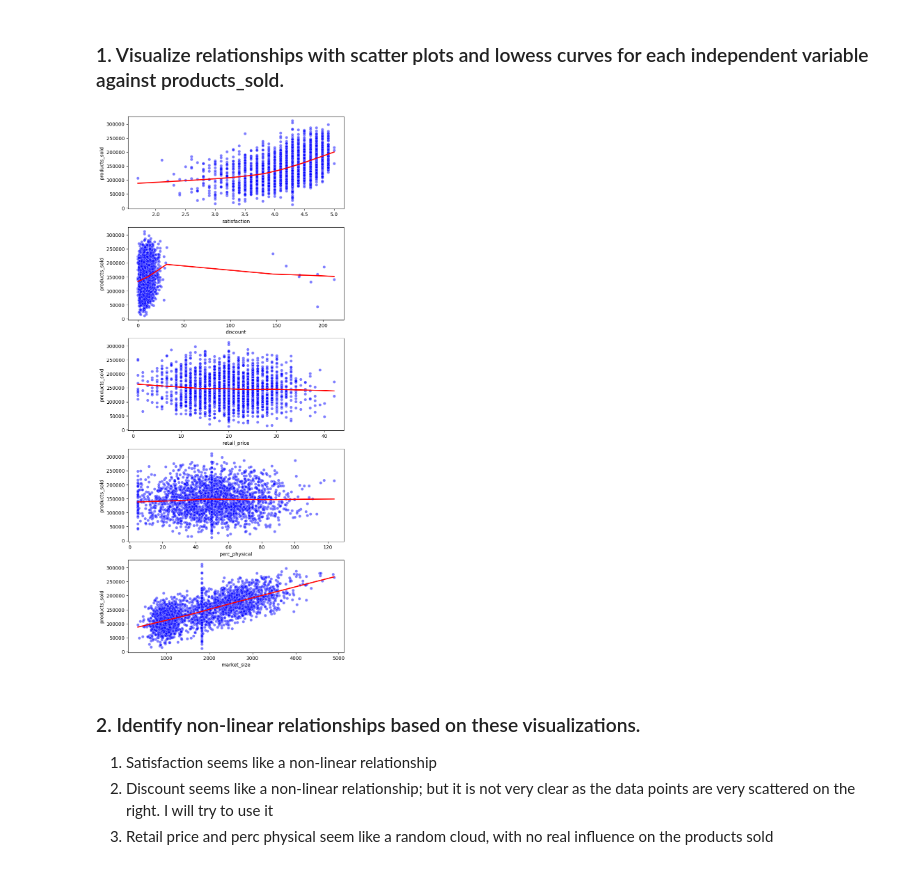
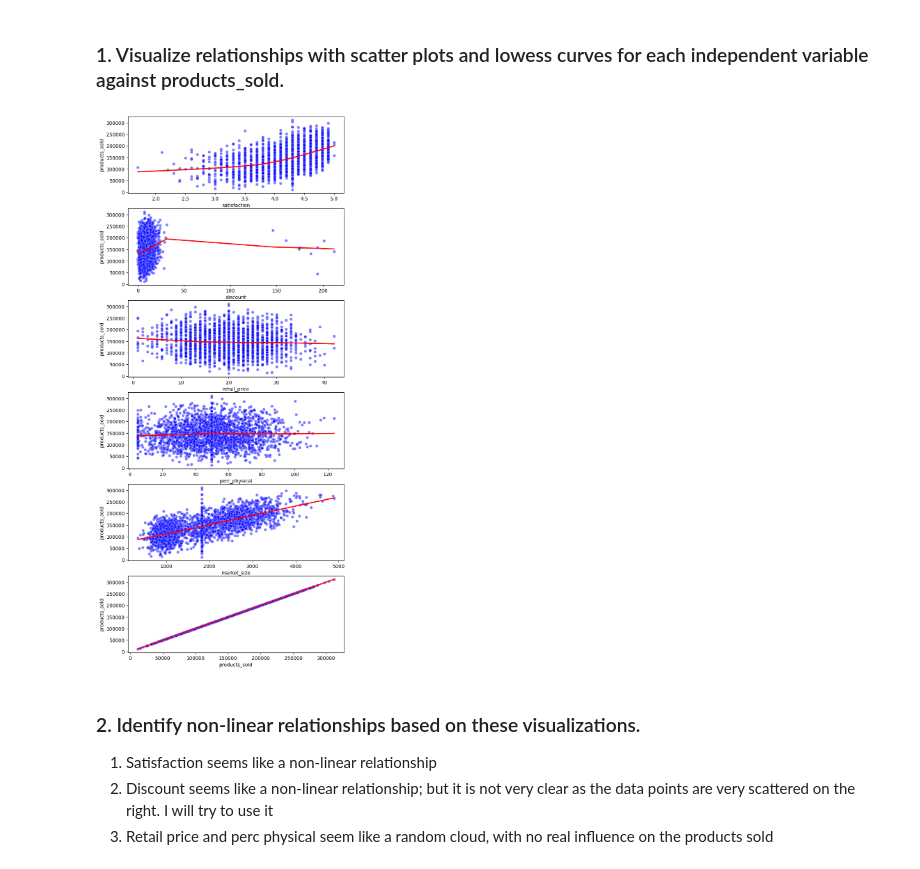
Before and after one commit to ScorchChamp/modelling-assignment, a Jupyter notebook: Modelling Assignment.ipynb, the cells around one changed output. Cells and saved outputs as stored; diff of their text form; code cells hidden in the pictures.

```diff
--- a/Modelling Assignment.ipynb
+++ b/Modelling Assignment.ipynb
@@ -38,10 +44,10 @@ data.head()
 # %%
-data = data.drop(['Unnamed: 0'], axis=1)
+data = data.drop(REMOVABLE_COLUMNS, axis=1)
 # %% [markdown]
 ### 1. Convert categorical variables into dummy variables, deciding on reference categories for each.
 # %%
 
-data_clean = pd.get_dummies(data, columns=['product_category', 'quality'], drop_first=True)
+data_clean = pd.get_dummies(data, columns=DUMMY_COLUMNS, drop_first=True)
 data_clean = data_clean.astype(float)
 # %% [markdown]
 ### 2. Remove any missing values from the dataset to prepare it for regression analysis.
@@ -70,8 +76,8 @@ data_clean.head(), data_clean.isnull().sum()
 # %% [markdown]
 ### 3. Run a regression model including all independent variables.
 # %%
-X = data_clean.drop(columns=['products_sold'])
-y = data_clean['products_sold']
+X = data_clean.drop(columns=[TARGET_COLUMN])
+y = data_clean[TARGET_COLUMN]
 
 X = sm.add_constant(X)
 model = sm.OLS(y, X).fit()
@@ -132,14 +138,10 @@ quality_premium              0
 dtype: int64
 # %%
+imputer_continuous = SimpleImputer(strategy='median')
+data_original_with_missing_outliers[CONTINUOUS_COLUMNS] = imputer_continuous.fit_transform(data_original_with_missing_outliers[CONTINUOUS_COLUMNS])
 
-continuous_vars = ['satisfaction', 'discount', 'retail_price', 'perc_physical', 'market_size', 'products_sold']
-categorical_vars = ['quality', 'product_category']
 
-imputer_continuous = SimpleImputer(strategy='median')
-data_original_with_missing_outliers[continuous_vars] = imputer_continuous.fit_transform(data_original_with_missing_outliers[continuous_vars])
-
-# Credits to Anh for the following code:
-data_clean = pd.get_dummies(data_original_with_missing_outliers, columns=categorical_vars, drop_first=True, dummy_na=True)
+data_clean = pd.get_dummies(data_original_with_missing_outliers, columns=CATEGORICAL_COLUMNS, drop_first=True, dummy_na=True) # Credits to Anh for this line with dummy_na=True
 data_clean = data_clean.astype(float)
 data_clean.isnull().sum()
 # %% [output]
@@ -204,17 +206,15 @@ data_clean.head()
 # %% [markdown]
 ### 1. Visualize relationships with scatter plots and lowess curves for each independent variable against products_sold.
 # %%
-variables_to_check = ['satisfaction', 'discount', 'retail_price', 'perc_physical', 'market_size']
+fig, axs = plt.subplots(len(CONTINUOUS_COLUMNS), 1, figsize=(8, 20))
 
-fig, axs = plt.subplots(len(variables_to_check), 1, figsize=(8, 20))
-
-for i, var in enumerate(variables_to_check):
+for i, var in enumerate(CONTINUOUS_COLUMNS):
     sns.scatterplot(data=data_clean, x=var, y='products_sold', ax=axs[i], color='blue', alpha=0.5)
     sns.regplot(data=data_clean, x=var, y='products_sold', ax=axs[i], scatter=False, color='red', lowess=True)
 
 plt.show()
 # %% [output]
-[figure, old version]
+[figure, new version]
 # %% [markdown]
 ### 2. Identify non-linear relationships based on these visualizations.
 1. Satisfaction seems like a non-linear relationship
```
Also changed, not shown: parts of 11 cells of this notebook, 1 other file.
